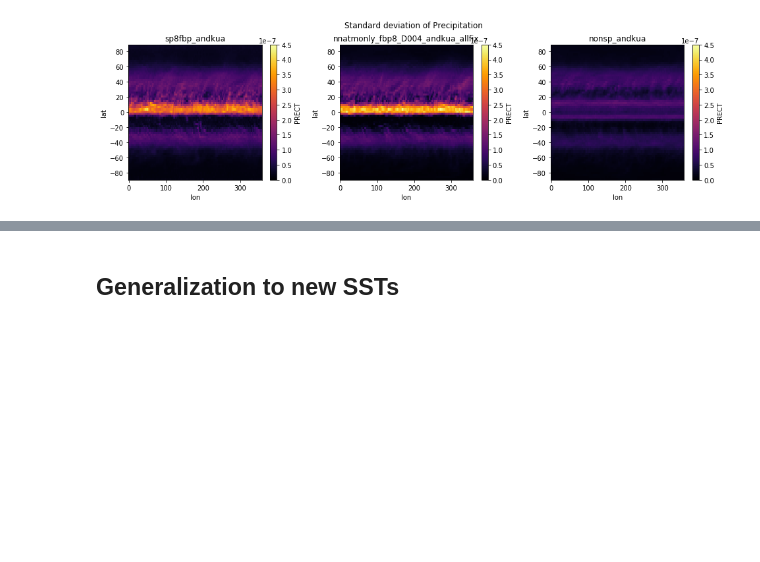
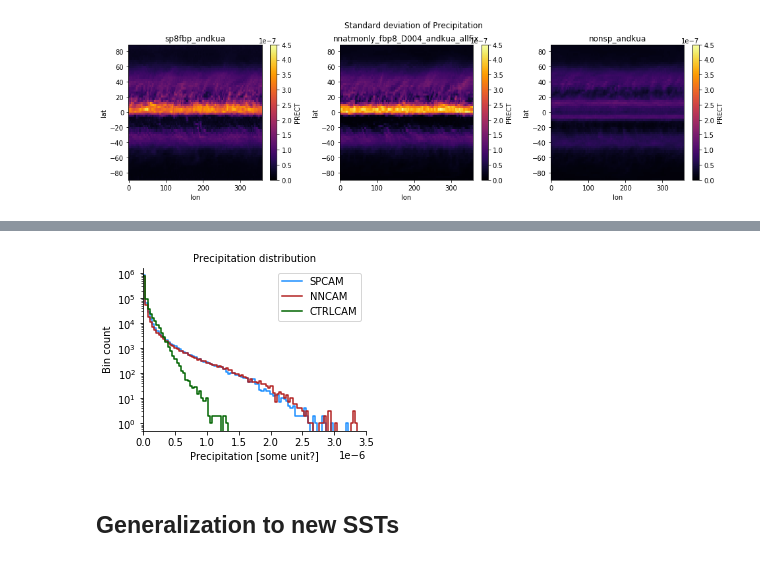
Before and after one commit to raspstephan/CBRAIN-CAM, a Jupyter notebook: notebooks/presentation/for-my-paper.ipynb, the cells around one changed output, grey strips where cells are left out. Saved outputs shown, nothing was run; the diff lists cells and outputs as text; code cells hidden in the pictures; blank space fills up the shorter version.

```diff
--- a/notebooks/presentation/for-my-paper.ipynb
+++ b/notebooks/presentation/for-my-paper.ipynb
@@ -185,0 +207,4 @@ compare(lambda d: d['PRECT'].sel(time=slice(30, None)).std(('time')), exps_ak, h
+# %%
+prects = [h1s[e]['PRECT'].sel(time=slice(30, 60)).plot(range=(0, 3.5e-6), bins=100, label=e)
+          for i, e in enumerate(exps_ak)];
+plt.close('all')
@@ -186,3 +215,17 @@ compare(lambda d: d['PRECT'].sel(time=slice(30, None)).std(('time')), exps_ak, h
+# %%
+fig, ax = plt.subplots(figsize=(pagewidth/2, 3))
+[ax.step(prects[i][1][:-1], prects[i][0], label=e, c=colors[i], where='post')
+ for i, e in enumerate(['SPCAM', 'NNCAM', 'CTRLCAM'])]
+ax.set_yscale('log')
+ax.legend(fontsize=10)
+sns.despine()
+ax.set_xlabel(r'Precipitation [some unit?]'); ax.set_ylabel(r'Bin count')
+ax.set_title('Precipitation distribution', fontsize=10)
+ax.ticklabel_format(axis='x', scilimits=(0, 0))
+#ax.set_ylim(0, 1000);
+ax.set_xlim(0, prects[0][1][-1]);
+# %% [output]
+[figure, added]
 # %% [markdown]
 ## Generalization to new SSTs
 # %%
```
Also changed, not shown: parts of 8 cells of this notebook.
